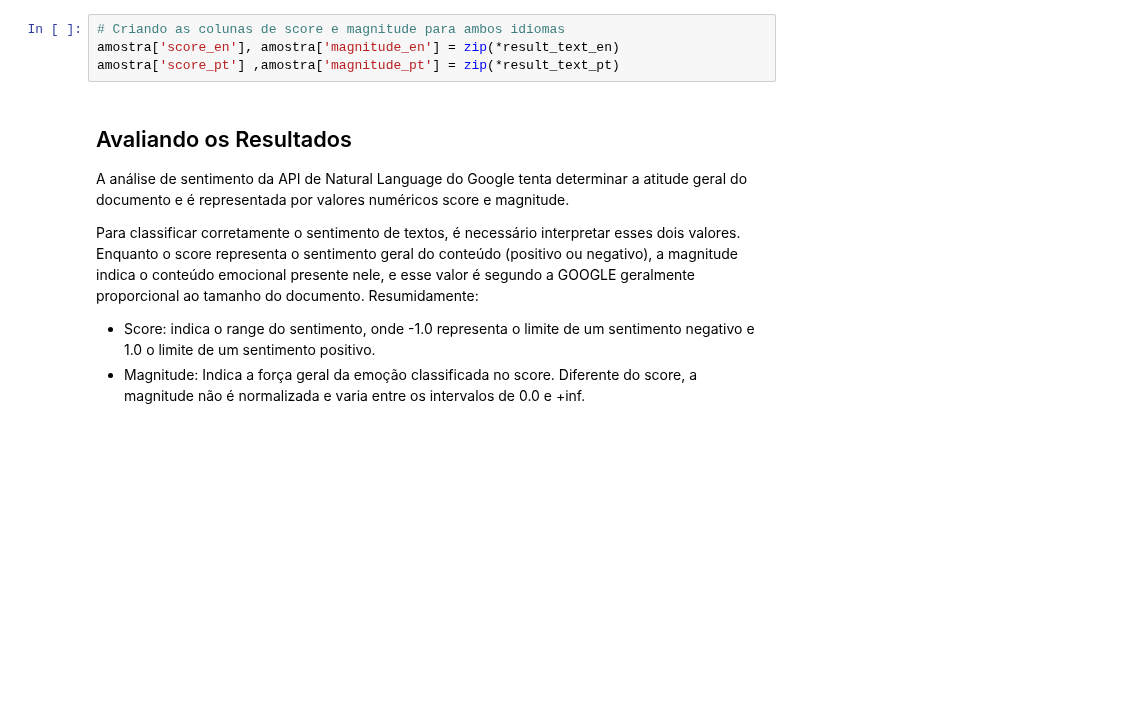
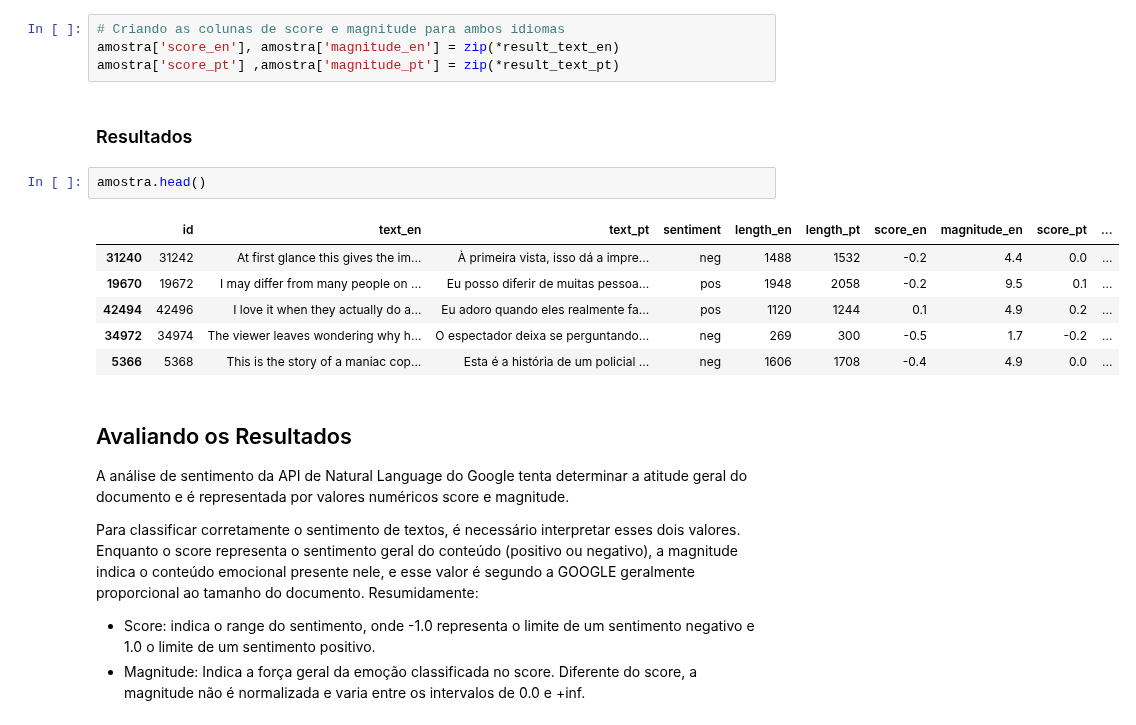
Before and after one commit to andrebastos85/Portfolio, a Jupyter notebook: analise_sentimentos.ipynb, the cells around one changed output. Drawn from its saved outputs; the diff is of its cells as text; blank space fills up the shorter version.

```diff
--- a/analise_sentimentos.ipynb
+++ b/analise_sentimentos.ipynb
@@ -157,6 +156,17 @@ Wall time: 2min 4s
 # Criando as colunas de score e magnitude para ambos idiomas
 amostra['score_en'], amostra['magnitude_en'] = zip(*result_text_en)
 amostra['score_pt'] ,amostra['magnitude_pt'] = zip(*result_text_pt)
+# %% [markdown]
+### Resultados
+# %%
+amostra.head()
+# %% [output]
+|  | id | text_en | text_pt | sentiment | length_en | length_pt | score_en | magnitude_en | score_pt | ... |
+| 31240 | 31242 | At first glance this gives the im... | À primeira vista, isso dá a impre... | neg | 1488 | 1532 | -0.2 | 4.4 | 0.0 | ... |
+| 19670 | 19672 | I may differ from many people on ... | Eu posso diferir de muitas pessoa... | pos | 1948 | 2058 | -0.2 | 9.5 | 0.1 | ... |
+| 42494 | 42496 | I love it when they actually do a... | Eu adoro quando eles realmente fa... | pos | 1120 | 1244 | 0.1 | 4.9 | 0.2 | ... |
+| 34972 | 34974 | The viewer leaves wondering why h... | O espectador deixa se perguntando... | neg | 269 | 300 | -0.5 | 1.7 | -0.2 | ... |
+| 5366 | 5368 | This is the story of a maniac cop... | Esta é a história de um policial ... | neg | 1606 | 1708 | -0.4 | 4.9 | 0.0 | ... |
 # %% [markdown]
 ## Avaliando os Resultados
 
```
Also changed, not shown: parts of 6 cells of this notebook.
